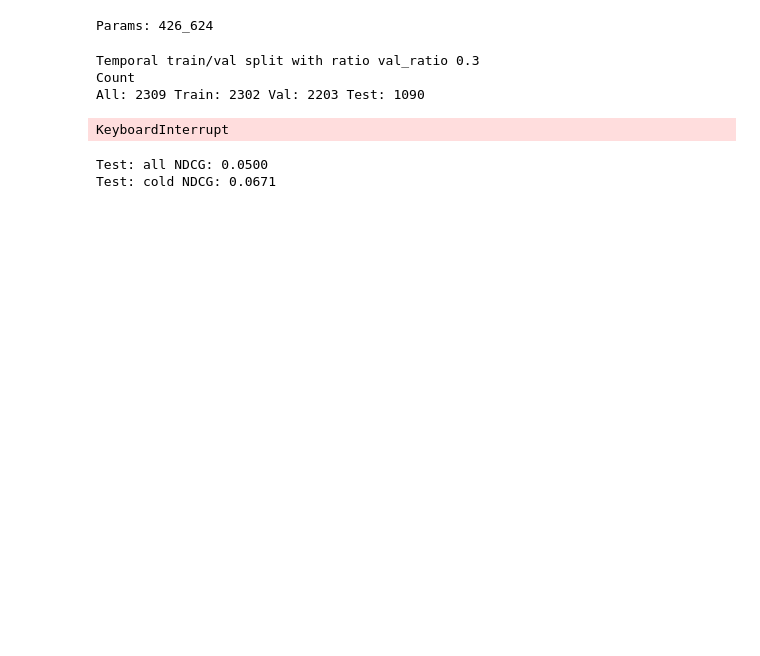
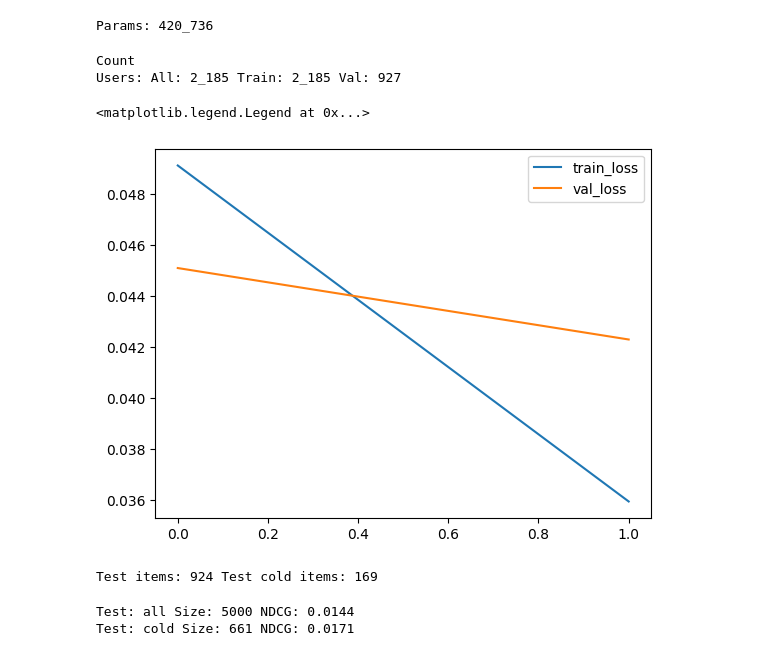
Before and after one commit to yathebest/Projects, a Jupyter notebook: Recurrent.ipynb, the cells around one changed output. Drawn from its saved outputs; the diff is of its cells as text; code cells hidden in the pictures; blank space fills up the shorter version.

```diff
--- a/Recurrent.ipynb
+++ b/Recurrent.ipynb
@@ -44,9 +40,15 @@ model = TransformerModel(
     num_layers=3,
     nheads=8,
     dim_feedforward=256,
-    dropout=0.3,
-    max_seq_len=100,
+    dropout=0.5,
+    trainable_position=False,
+    max_seq_len=NUM_RECENT_VIDEOS,
 )
+# TODO add target encoding
+# TODO target as target
+# TODO add initial user embedding
+# TODO CrossEntropy
+
 
 # model = RNNModel(
 #     in_dim=EMB_DIM,
@@ -56,35 +58,29 @@ model = TransformerModel(
 #     dropout=0.5,
 # )
 
-# model = WeightedAvgModel('add', 'linear', alpha=0.5)
+# model = WeightedAvgModel(
+#     method='add',
+#     temporal_distribution='linear',
+#     alpha=0.5,
+# )
 
 print(f"Params: {count_params(model):_}")
 # %% [output]
-Params: 426_624
+Params: 420_736
 # %%
 trainer = Trainer(
     model=model,
     train_interactions=train_df,
-    predict_items=test,
+    val_interactions=val_df,
     items_metadata=items_df,
-    val_ratio=0.3,
     loss_type='cos',
-    # loss_margin=0.1,
-    # negative_ratio=2,
-    num_recent_videos=100,
+    loss_margin=0.1,
+    negative_ratio=5,
+    num_recent_videos=NUM_RECENT_VIDEOS,
     device=torch.device('cuda' if torch.cuda.is_available() else 'cpu')
-)  # TODO MarginRankingLoss
-solver = Solver(
-    trainer=trainer,
-    candidates_to_keep=500,
-    top_per_item=100,
-    max_per_user=100,
 )
 # %% [output]
-Temporal train/val split with ratio val_ratio 0.3
 Count
-All: 2309 Train: 2302 Val: 2203 Test: 1090
+Users: All: 2_185 Train: 2_185 Val: 927
 # %%
-trainer.fit(epochs=50, users_batch_size=256, verbose=False)
+trainer.fit(epochs=5, users_batch_size=192, verbose=True)
-# %% [output]
-KeyboardInterrupt
@@ -93,0 +87,18 @@ solver.collect_candidates(users_batch_size=512, items_batch_size=1000)
+# %%
+trainer.load_checkpoint()
+# %%
+plt.plot(np.arange(len(list(trainer.history.values())[0])), *trainer.history.values())
+plt.legend(trainer.history.keys())
+# %% [output]
+<matplotlib.legend.Legend at 0x...>
+[figure, added]
+# %%
+test_items = test_df.select(ITEM).unique(ITEM)
+count_items = count_polars(test_items)
+
+test = sample_polars(test_items, n_rows=TEST_ITEMS, id_columns=[ITEM])
+cold_test = test.join(train_df.select(ITEM).unique(), on=ITEM, how="anti")
+
+print(f"Test items: {count_polars(test)} Test cold items: {count_polars(cold_test)}")
+# %% [output]
+Test items: 924 Test cold items: 169
@@ -100,12 +121,13 @@ predict = pl.DataFrame({
 })
 # %%
 for true, true_name in [
-    (test_df, "all"),
+    (test_df.join(test, on=ITEM, how='inner'), "all"),
     (test_df.join(cold_test, on=ITEM, how='inner'), "cold")
 ]:
-    pl.LazyFrame().group_by().agg()
-    print(
-        f"Test: {true_name} NDCG: {NDCG(predict.to_pandas(), true.group_by(ITEM).agg(pl.col(USER)).collect().to_pandas()):.4f}")
+    true_agg = true.group_by(ITEM).agg(pl.col(USER)).collect()
+    print(f"Test: {true_name} "
+          f"Size: {true_agg.select(pl.len()).item()} "
+          f"NDCG: {NDCG(predict.to_pandas(),true_agg.to_pandas()):.4f}")
 # %% [output]
-Test: all NDCG: 0.0500
-Test: cold NDCG: 0.0671
+Test: all Size: 5000 NDCG: 0.0144
+Test: cold Size: 661 NDCG: 0.0171
```
Also changed, not shown: parts of 6 cells of this notebook, 10 other files.
